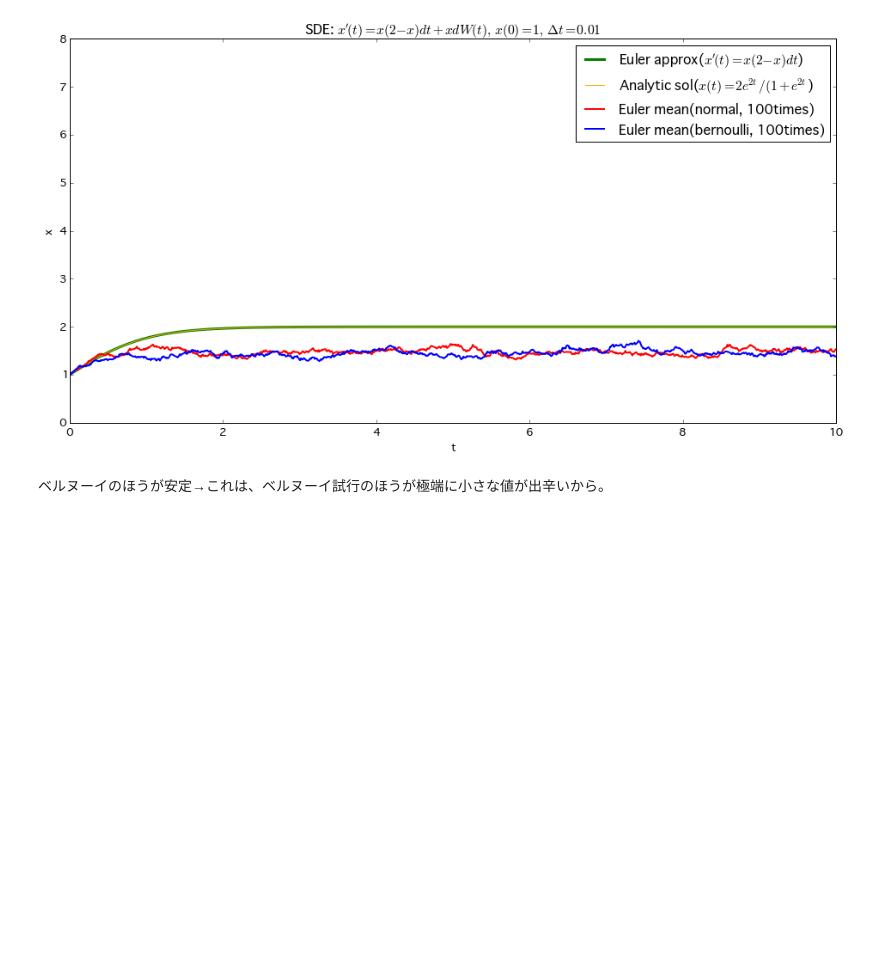
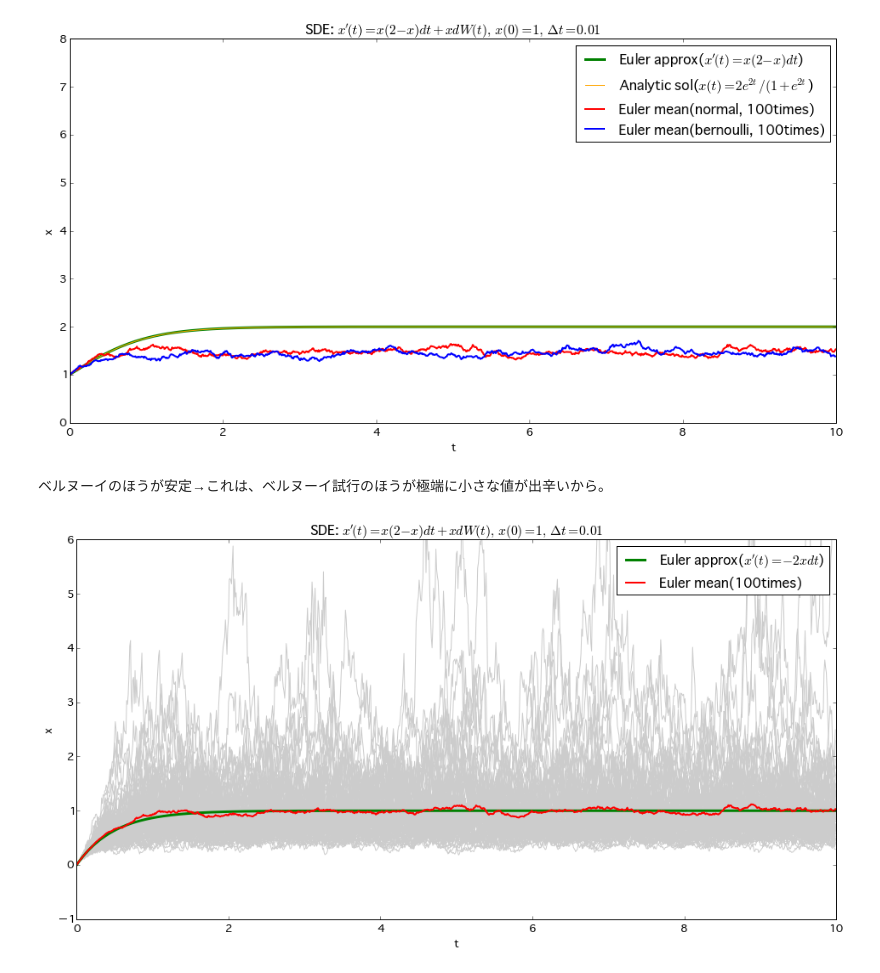
Before and after one commit to myuuuuun/classwork, a Jupyter notebook: STP/SDE.ipynb, the cells around one changed output. Drawn from its saved outputs; the diff is of its cells as text; code cells hidden in the pictures; blank space fills up the shorter version.

```diff
--- a/STP/SDE.ipynb
+++ b/STP/SDE.ipynb
@@ -448,3 +448,51 @@ plotfunc3([0.1, 0.08, 0.05, 0.01])
 [figure]
 # %% [markdown]
 ベルヌーイのほうが安定→これは、ベルヌーイ試行のほうが極端に小さな値が出辛いから。
+# %%
+# settings
+func = lambda x: -2*x + 2
+init = 0
+t_start = 0
+step = 0.01
+repeat = 1000
+seed = 198
+ts = np.arange(t_start, step*repeat, step)
+sample_size = 100
+
+
+# ドリフト項の無い微分方程式の解析解の経路と、同じ方程式をEuler法で解いた時の経路
+analytic_path = 2*np.exp(2*ts) / (1 + np.exp(2*ts))
+approx_path = ode.euler(func, init, t_start, step, repeat)
+
+
+# SDEをEuler法で解く
+rs = np.random.RandomState(seed)
+random_coef = lambda x: x
+random_process = lambda x, step: rs.normal(loc=0, scale=math.sqrt(step))
+
+euler_path = np.zeros((sample_size, repeat))
+for i in range(sample_size):
+    euler_path[i] = sde.sde_euler(func, init, t_start, step, repeat, random_coef, random_process)[1]
+
+euler_average = np.zeros(repeat)
+for i in range(repeat):
+    euler_average[i] = euler_path[:, i].mean()
+
+# plot
+fig, ax = plt.subplots(figsize=(16, 8))
+plt.title(r"SDE: $x'(t) = x(2-x) dt + x dW(t),\ x(0)=1,\ \Delta t = {0}$".format(step))
+plt.xlabel("t")
+plt.ylabel("x")
+
+for i in range(sample_size):
+    plt.plot(ts, euler_path[i], color="#cccccc", linewidth=1)
+
+plt.plot(approx_path[0], approx_path[1], color='green', linewidth=3, label=r"Euler approx($x'(t) = -2x dt$)")
+#plt.plot(ts, analytic_path, color='orange', linewidth=1, label=r"Analytic sol($x(t) = 2e^{2t} / (1+e^{2t}})$)")
+plt.plot(ts, euler_average, color='red', linewidth=2, label="Euler mean({0}times)".format(sample_size))
+
+plt.ylim(-1, 6)
+plt.legend()
+plt.show()
+# %% [output]
+[figure, added]
```
